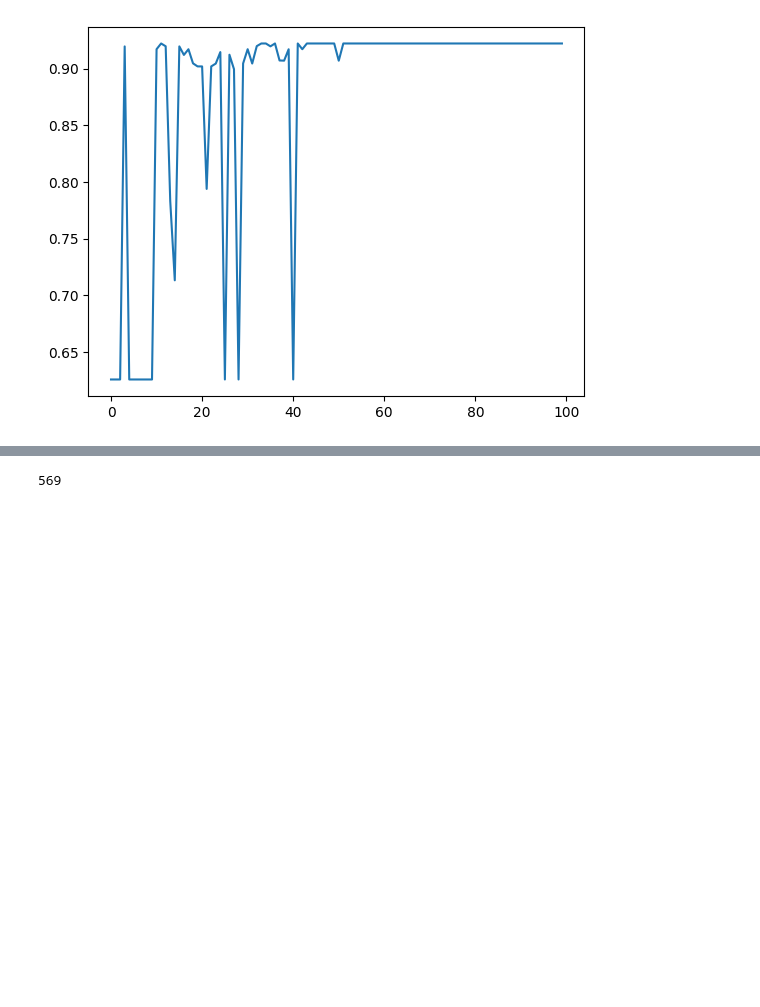
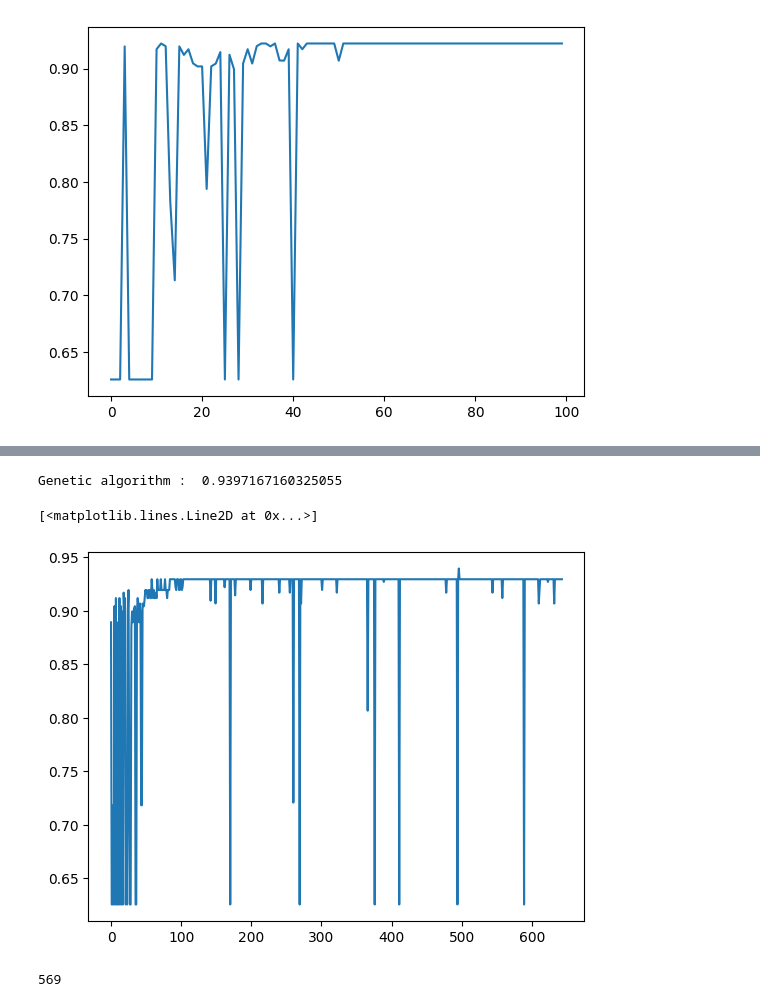
Before and after one commit to hyundp/ie_optimization_proj, a Jupyter notebook: h2y2_env.ipynb, the cells around one changed output, grey strips where cells are left out. Drawn from its saved outputs; the diff is of its cells as text; code cells hidden in the pictures; blank space fills up the shorter version.

Commit message:
add: genetic algorithm

```diff
--- a/h2y2_env.ipynb
+++ b/h2y2_env.ipynb
@@ -841,3 +908,17 @@ bayesian Search :  0.9220886075949366
+# %%
+# GA 결과 시각화
+import pandas as pd
+
+print("\nGenetic algorithm : ", ga_model.best_score_)
+
+df = pd.DataFrame(ga_model.cv_results_)
+ga_score = df['mean_test_score']
+
+plt.plot(ga_score)
+# %% [output]
+Genetic algorithm :  0.9397167160325055
+[<matplotlib.lines.Line2D at 0x...>]
+[figure, added]
 # %%
 # 결론
 # DQL을 사용한 하이퍼파라미터 튜닝의 성능이 가장 좋게 나온다.
```
Also changed, not shown: parts of 5 cells of this notebook.
